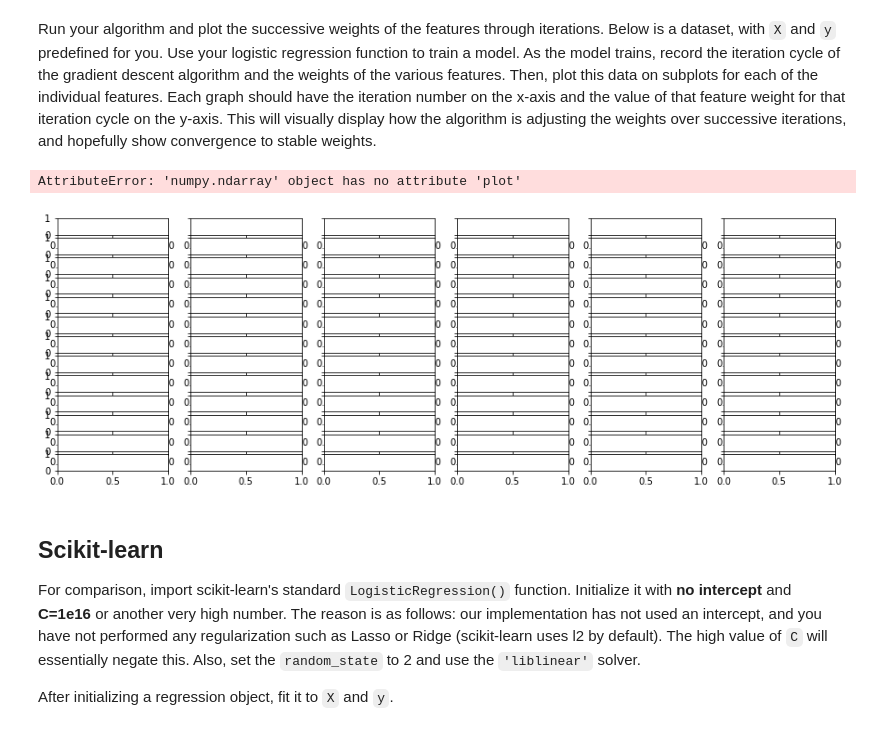
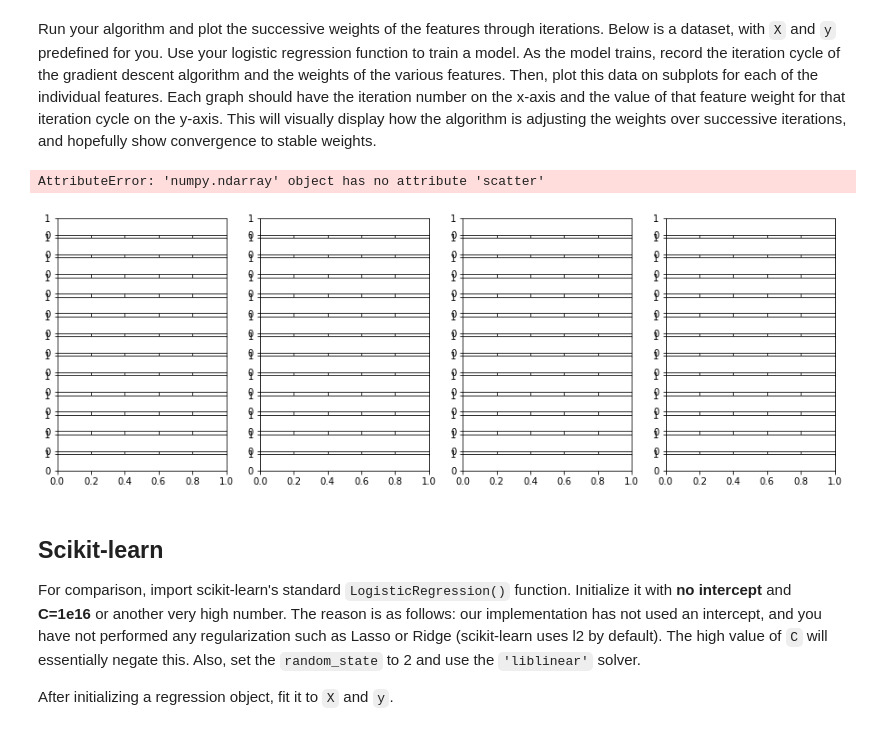
Before and after one commit to Gesh901/dsc-coding-logistic-regression-from-scratch, a Jupyter notebook: index.ipynb, the cells around one changed output. Drawn from its saved outputs; the diff is of its cells as text; code cells hidden in the pictures.

```diff
--- a/index.ipynb
+++ b/index.ipynb
@@ -44,8 +44,8 @@ Write this as a Python function where `x` is the input and the function outputs
 # %%
 # Your code here
 
-def sigmoid(x):
-    sigmoid = 1/(1 + np.exp(-x))
+def sigmoid(X):
+    sigmoid = 1/(1 + np.exp(-X))
     return sigmoid
 # %% [markdown]
 ## Plot the sigmoid
@@ -56,8 +56,8 @@ import matplotlib.pyplot as plt
 %matplotlib inline
 
 # Plot sigmoid
-x = np.linspace(-20,20,1000)
-y = sigmoid(x)
+X = np.linspace(-20,20,1000)
+y = sigmoid(X)
 
 fig,ax = plt.subplots(figsize = (12,8))
 
@@ -83,7 +83,7 @@ Recall that gradient descent is a numerical method for finding a minimum to a co
 By default, have your function set the `initial_weights` parameter to a vector where all feature weights are set to 1.
 # %%
 # Your code here
-def grad_desc(X, y, max_iterations, alpha, initial_weights= np.ones(X.shape[1])):
+def grad_desc(X, y, max_iterations, alpha, initial_weights= None):
     """Be sure to set default behavior for the initial_weights parameter."""
     # Create a for loop of iterations
         # Generate predictions using the current feature weights
@@ -146,29 +146,28 @@ Run your algorithm and plot the successive weights of the features through itera
 # %%
 # Your code here
 
 max_iterations = 100
 alpha = 0.1
 final_weights, weights_history = grad_desc(X, y, max_iterations, alpha)
 
 
 # Plot weights evolution
 num_features = X.shape[1]
-iterations = np.arange(weights_history.shape[0])
+#iterations = np.arange(weights_history.shape[0])
 
-fig, axes = plt.subplots(num_features, 6, figsize=(15, 5), sharey=True)
-for i in range(num_features):
-    axes[i].plot(iterations, weights_history[:, i], label=f'Feature {i+1}')
-    axes[i].set_xlabel("Iterations")
-    axes[i].set_ylabel("Weight Value")
-    axes[i].set_title(f"Feature {i+1} Weight Convergence")
-    axes[i].grid()
-    axes[i].legend()
+fig, axes = plt.subplots(nrows = num_features, ncols = 4, figsize=(15, 5), sharex=True)
+for i, ax in enumerate(axes):
 
+    axes[i].scatter(weights_history[:, i])
+   # axes[i].set_title(f"Feature {i+1} Weight Over Iterations")
+    #axes[i].set_ylabel("Weight Value")
+
+#axes[-1].set_xlabel("Iterations")
 plt.tight_layout()
 plt.show()
 # %% [output]
-AttributeError: 'numpy.ndarray' object has no attribute 'plot'
+AttributeError: 'numpy.ndarray' object has no attribute 'scatter'
-[figure, old version]
+[figure, new version]
 # %% [markdown]
 ## Scikit-learn
 
```
Also changed, not shown: parts of 6 cells of this notebook.
